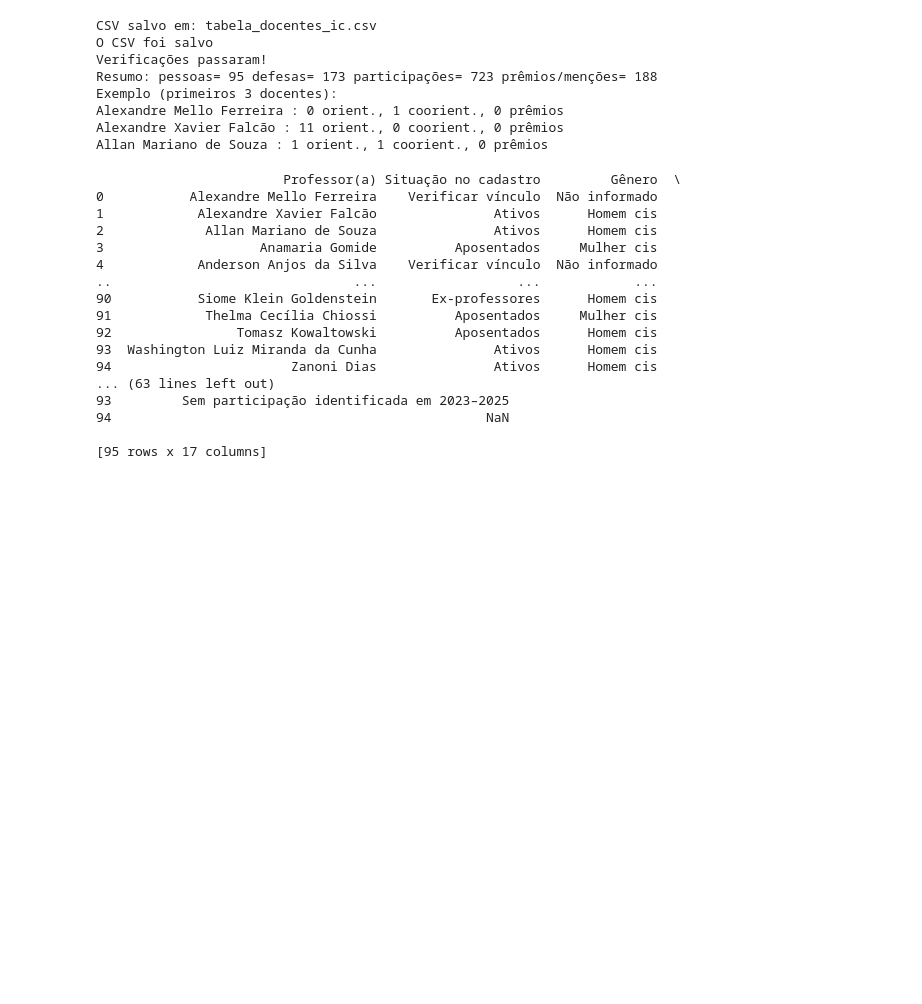
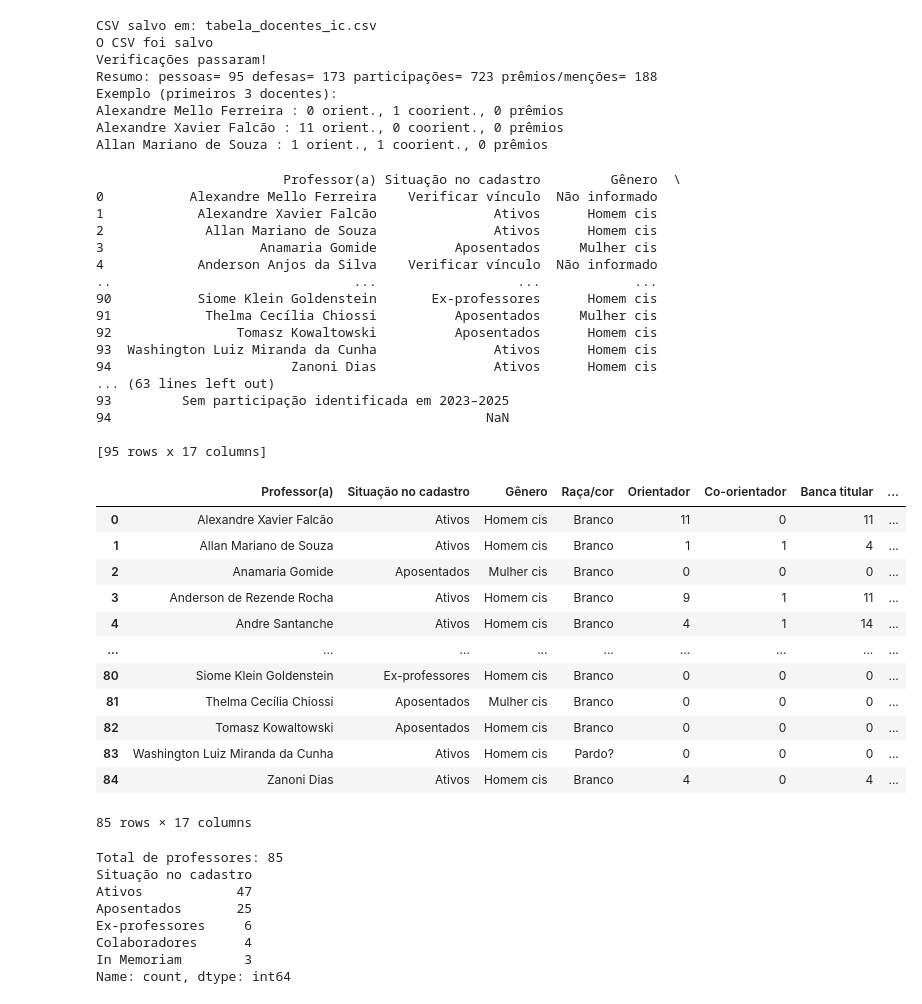
Before and after one commit to pietrojulia/PROJETO-MO810, a Jupyter notebook: analysing_v1.ipynb, the cells around one changed output. Saved outputs shown, nothing was run; the diff lists cells and outputs as text; code cells hidden in the pictures; blank space fills up the shorter version.

```diff
--- a/analysing_v1.ipynb
+++ b/analysing_v1.ipynb
@@ -410,21 +410,59 @@ Allan Mariano de Souza : 1 orient., 1 coorient., 0 prêmios
 # %%
 tabela_docentes = pd.read_csv('tabela_docentes_ic.csv', sep=";")
 print(tabela_docentes)
+tabela_docentes = tabela_docentes[
+    tabela_docentes["Situação no cadastro"] != "Verificar vínculo"
+].copy()
+
+# Reorganizar os índices
+tabela_docentes.reset_index(drop=True, inplace=True)
+
+display(tabela_docentes)
+print("Total de professores:", len(tabela_docentes))
+print(tabela_docentes["Situação no cadastro"].value_counts())
+
+tabela_docentes.to_csv(
+    "tabela_docentes_ic_filtrada.csv",
+    sep=";",
+    index=False,
+    encoding="utf-8-sig"
+)
 # %% [output]
                         Professor(a) Situação no cadastro         Gênero  \
 0           Alexandre Mello Ferreira    Verificar vínculo  Não informado
 1            Alexandre Xavier Falcão               Ativos      Homem cis
 2             Allan Mariano de Souza               Ativos      Homem cis
 3                    Anamaria Gomide          Aposentados     Mulher cis
 4            Anderson Anjos da Silva    Verificar vínculo  Não informado
 ..                               ...                  ...            ...
 90           Siome Klein Goldenstein       Ex-professores      Homem cis
 91            Thelma Cecília Chiossi          Aposentados     Mulher cis
 92                Tomasz Kowaltowski          Aposentados      Homem cis
 93  Washington Luiz Miranda da Cunha               Ativos      Homem cis
 94                       Zanoni Dias               Ativos      Homem cis
 ... (63 lines left out)
 93         Sem participação identificada em 2023–2025
 94                                                NaN
 
 [95 rows x 17 columns]
+|  | Professor(a) | Situação no cadastro | Gênero | Raça/cor | Orientador | Co-orientador | Banca titular | ... |
+| 0 | Alexandre Xavier Falcão | Ativos | Homem cis | Branco | 11 | 0 | 11 | ... |
+| 1 | Allan Mariano de Souza | Ativos | Homem cis | Branco | 1 | 1 | 4 | ... |
+| 2 | Anamaria Gomide | Aposentados | Mulher cis | Branco | 0 | 0 | 0 | ... |
+| 3 | Anderson de Rezende Rocha | Ativos | Homem cis | Branco | 9 | 1 | 11 | ... |
+| 4 | Andre Santanche | Ativos | Homem cis | Branco | 4 | 1 | 14 | ... |
+| ... | ... | ... | ... | ... | ... | ... | ... | ... |
+| 80 | Siome Klein Goldenstein | Ex-professores | Homem cis | Branco | 0 | 0 | 0 | ... |
+| 81 | Thelma Cecília Chiossi | Aposentados | Mulher cis | Branco | 0 | 0 | 0 | ... |
+| 82 | Tomasz Kowaltowski | Aposentados | Homem cis | Branco | 0 | 0 | 0 | ... |
+| 83 | Washington Luiz Miranda da Cunha | Ativos | Homem cis | Pardo? | 0 | 0 | 0 | ... |
+| 84 | Zanoni Dias | Ativos | Homem cis | Branco | 4 | 0 | 4 | ... |
+85 rows × 17 columns
+Total de professores: 85
+Situação no cadastro
+Ativos            47
+Aposentados       25
+Ex-professores     6
+Colaboradores      4
+In Memoriam        3
+Name: count, dtype: int64
```
Also changed, not shown: 4 other files.
